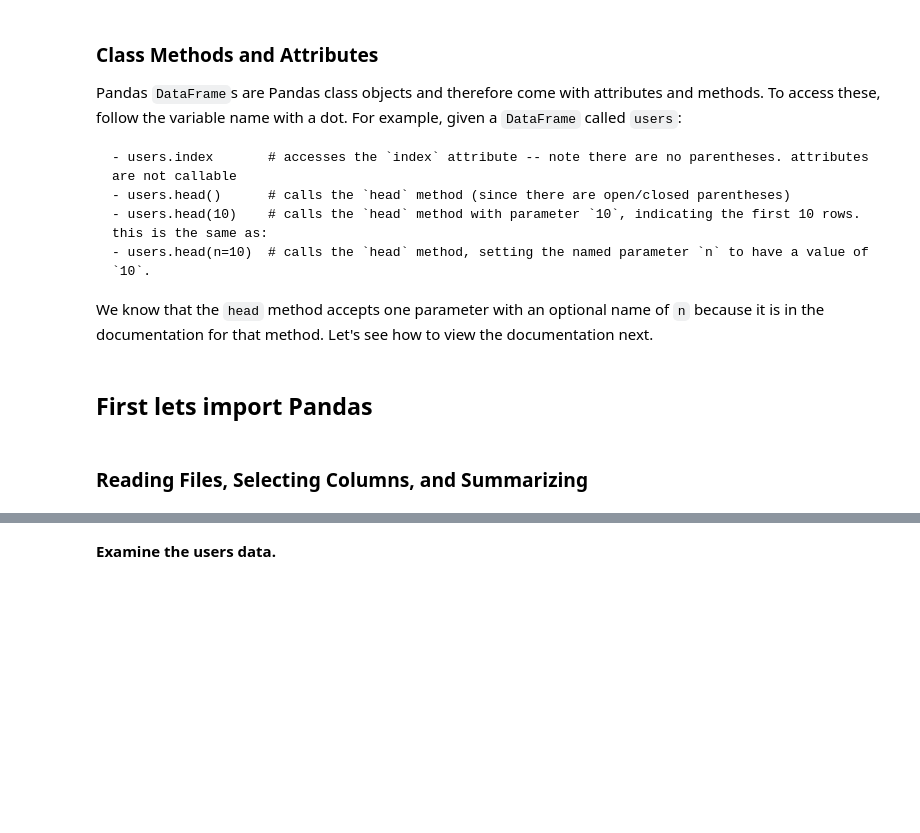
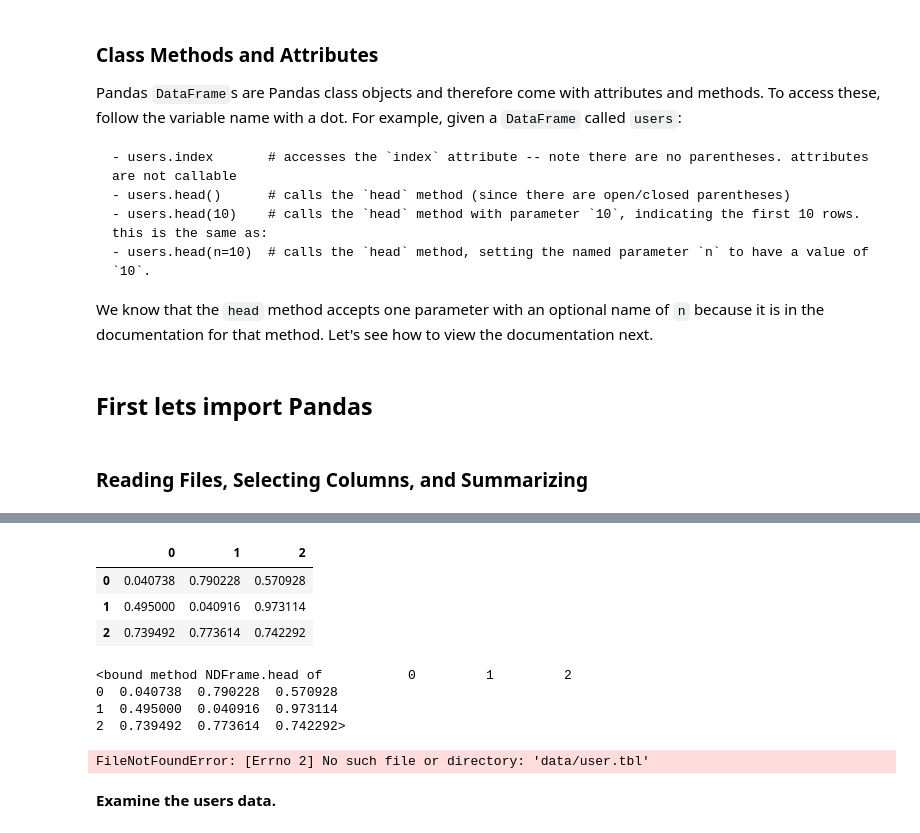
Before and after one commit to axel-sirota/ml_ad_ai_course, a Jupyter notebook: 1-Classical ML/2_Data_Manipulation.ipynb, the cells around one changed output, grey strips where cells are left out. Cells and saved outputs as stored; diff of their text form; code cells hidden in the pictures; blank space fills up the shorter version.

```diff
--- a/1-Classical ML/2_Data_Manipulation.ipynb
+++ b/1-Classical ML/2_Data_Manipulation.ipynb
@@ -136,0 +119,17 @@ data/ufo.csv        100%[===================>]   2.86M  --.-KB/s    in 0.01s
+# %%
+import numpy as np
+array = np.random.rand(3,3)
+df = pd.DataFrame(array)
+df
+# %% [output]
+|  | 0 | 1 | 2 |
+| 0 | 0.040738 | 0.790228 | 0.570928 |
+| 1 | 0.495000 | 0.040916 | 0.973114 |
+| 2 | 0.739492 | 0.773614 | 0.742292 |
+# %%
+df.head
+# %% [output]
+<bound method NDFrame.head of           0         1         2
+0  0.040738  0.790228  0.570928
+1  0.495000  0.040916  0.973114
+2  0.739492  0.773614  0.742292>
@@ -137,6 +138,8 @@ data/ufo.csv        100%[===================>]   2.86M  --.-KB/s    in 0.01s
 # %%
 # using the read_csv method of pandas we read file
-users = pd.read_csv('./data/user.tbl', sep='|')
+users = pd.read_csv('data/user.tbl', sep='|')
+# %% [output]
+FileNotFoundError: [Errno 2] No such file or directory: 'data/user.tbl'
 # %% [markdown]
 **Examine the users data.**
 # %%
```
Also changed, not shown: parts of 4 cells of this notebook, 6 other files.
